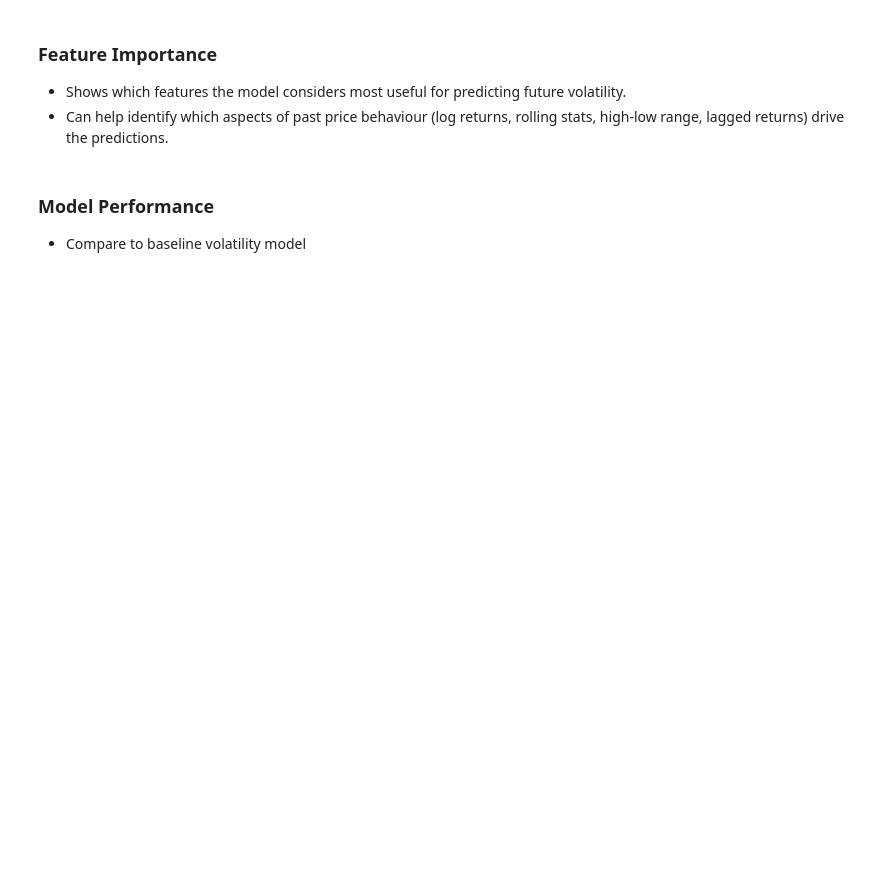
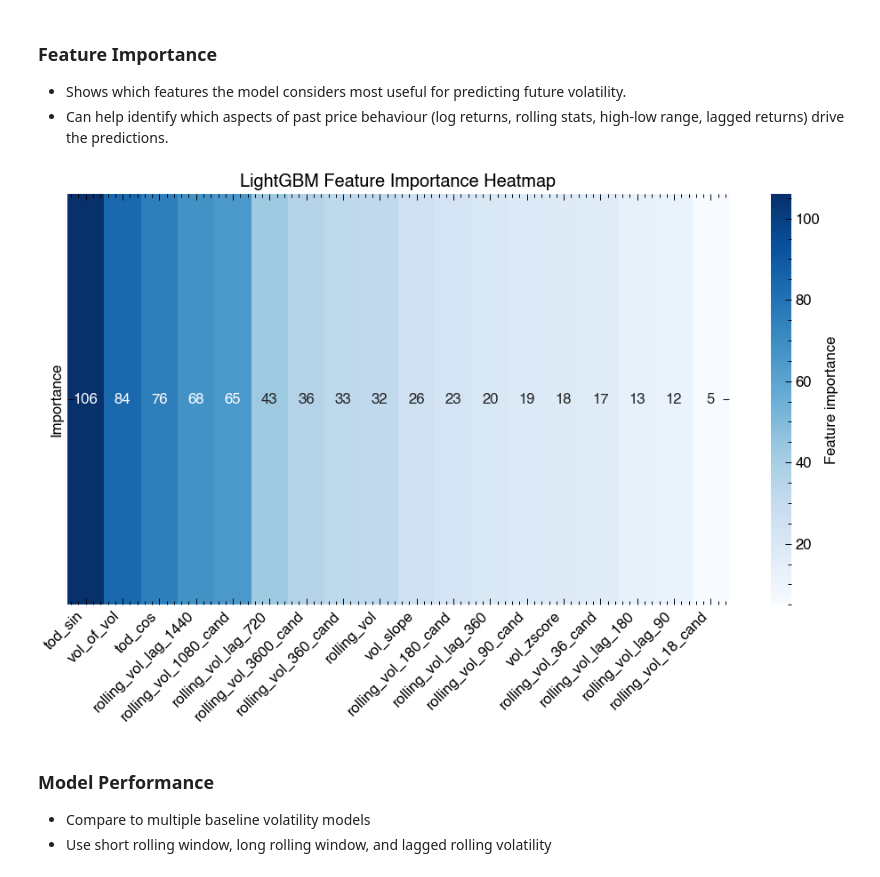
Before and after one commit to dominicjtaylor/fx-volatility-forecasting, a Jupyter notebook: notebooks/volatility_forecasting.ipynb, the cells around one changed output. Cells and saved outputs as stored; diff of their text form; code cells hidden in the pictures; blank space fills up the shorter version.

Commit message:
Add model evaluation to notebook

```diff
--- a/notebooks/volatility_forecasting.ipynb
+++ b/notebooks/volatility_forecasting.ipynb
@@ -496,3 +515,26 @@ plt.show()
+# %%
+importances = ml_model.feature_importances_
+feature_names = feature_cols
+
+# Sort by importance
+sorted_idx = np.argsort(importances)[::-1]
+
+plt.figure(figsize=(12, 6))
+sns.heatmap(
+    np.expand_dims(importances[sorted_idx], axis=0),
+    annot=True,
+    fmt=".0f",
+    cmap="Blues",
+    yticklabels=["Importance"],
+    xticklabels=np.array(feature_names)[sorted_idx],
+    cbar_kws={'label': 'Feature importance'}
+)
+plt.xticks(rotation=45, ha='right')
+plt.title("LightGBM Feature Importance Heatmap")
+plt.show()
+# %% [output]
+[figure, added]
 # %% [markdown]
 ### Model Performance
-- Compare to baseline volatility model
+- Compare to multiple baseline volatility models
+- Use short rolling window, long rolling window, and lagged rolling volatility
```
Also changed, not shown: parts of 18 cells of this notebook, 12 other files.
